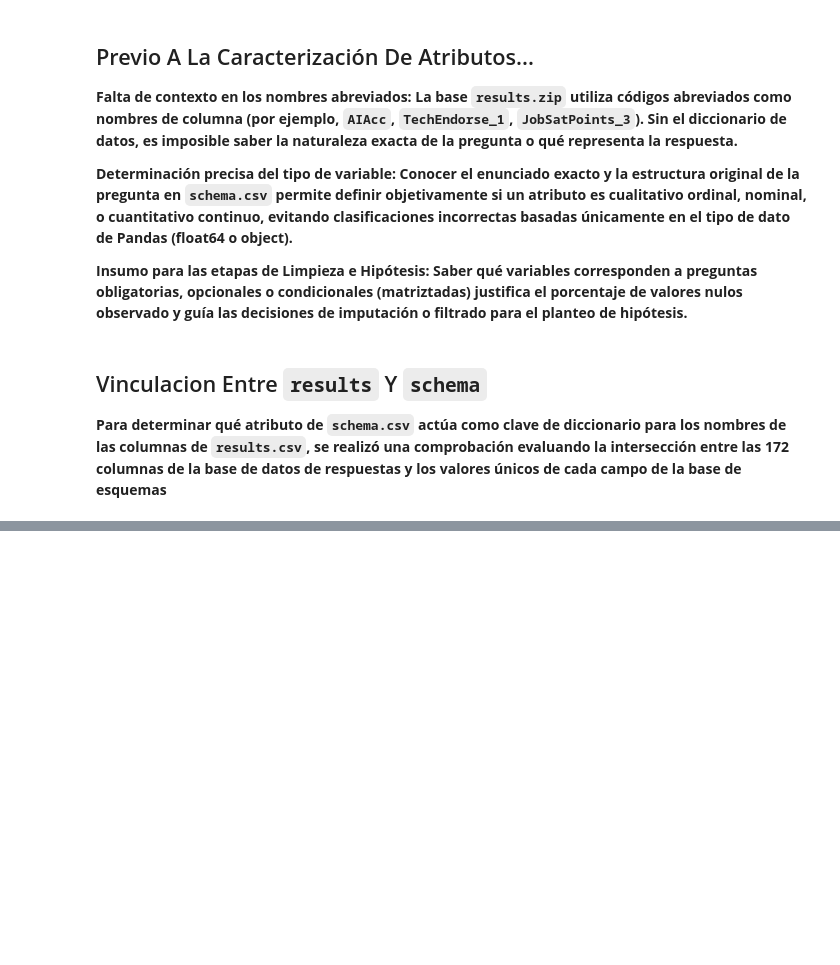
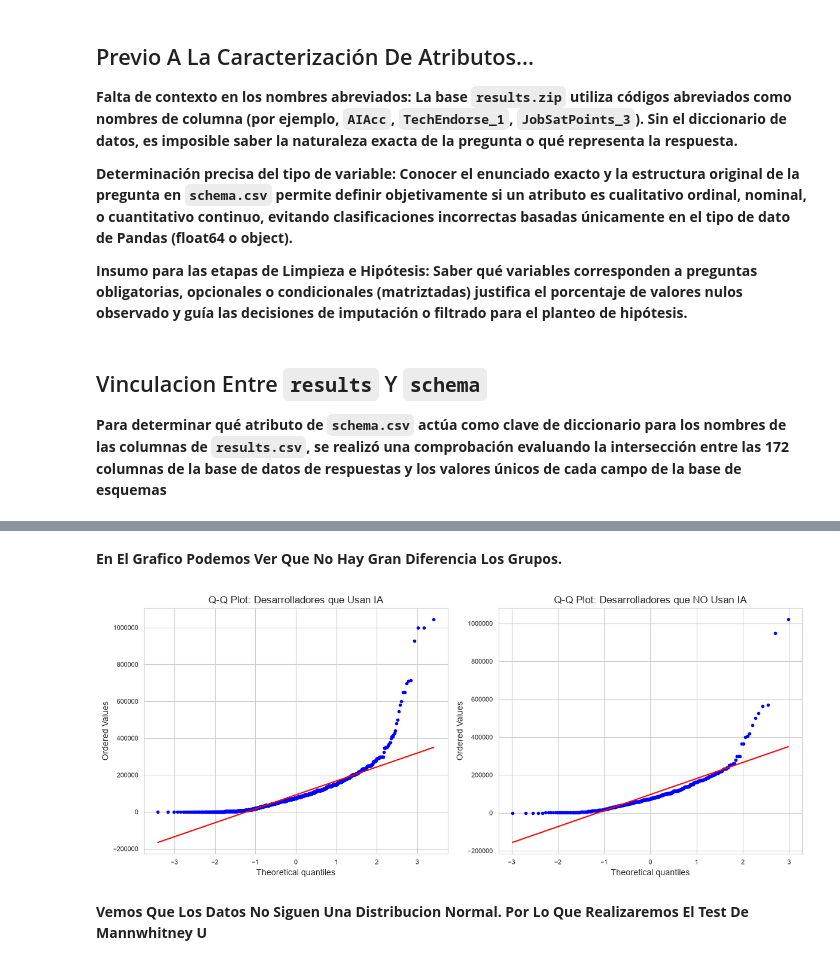
Before and after one commit to Gonza117/tp-fundamentos-ciencia-datos, a Jupyter notebook: TPE_CienciaDeDatos_StackOverflow.ipynb, the cells around one changed output, grey strips where cells are left out. Saved outputs shown, nothing was run; the diff lists cells and outputs as text; code cells hidden in the pictures; blank space fills up the shorter version.

```diff
--- a/TPE_CienciaDeDatos_StackOverflow.ipynb
+++ b/TPE_CienciaDeDatos_StackOverflow.ipynb
@@ -184,0 +914,23 @@ Columnas sin "type": ['ResponseId', 'ConvertedCompYearly']
+# %% [markdown]
+**En El Grafico Podemos Ver Que No Hay Gran Diferencia Los Grupos.**
+# %%
+grupo_ia = df_emp[df_emp["uso_ia"] == "Usa IA"][salarioAnual]
+grupo_no_ia = df_emp[df_emp["uso_ia"] == "No usa IA"][salarioAnual]
+
+# SUPUESTO 1: NORMALIDAD
+
+# A. Análisis Gráfico: Q-Q Plot
+fig, ax = plt.subplots(1, 2, figsize=(12, 5))
+
+stats.probplot(grupo_ia, dist="norm", plot=ax[0])
+ax[0].set_title("Q-Q Plot: Desarrolladores que Usan IA")
+
+stats.probplot(grupo_no_ia, dist="norm", plot=ax[1])
+ax[1].set_title("Q-Q Plot: Desarrolladores que NO Usan IA")
+
+plt.tight_layout()
+plt.show()
+# %% [output]
+[figure, added]
+# %% [markdown]
+**Vemos Que Los Datos No Siguen Una Distribucion Normal. Por Lo Que Realizaremos El Test De Mannwhitney U**
```
Also changed, not shown: parts of 62 cells of this notebook, 8 other files.
